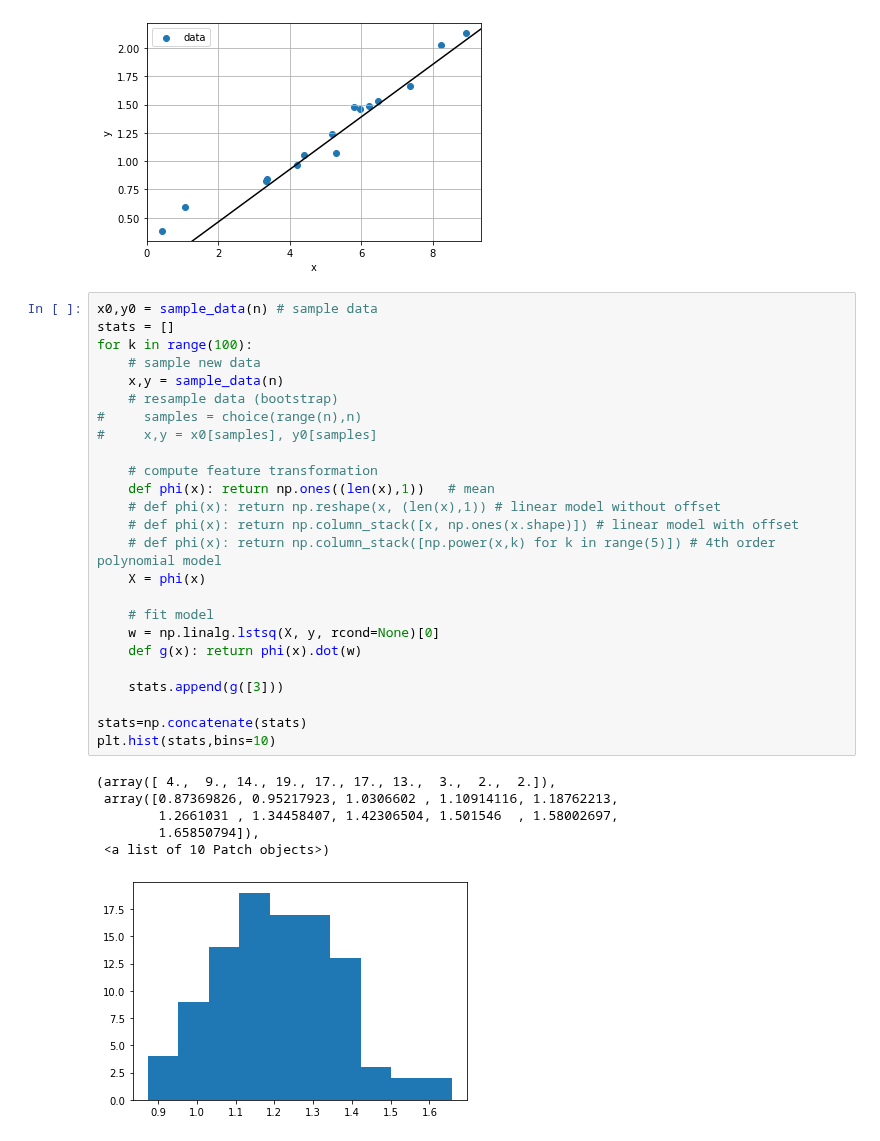
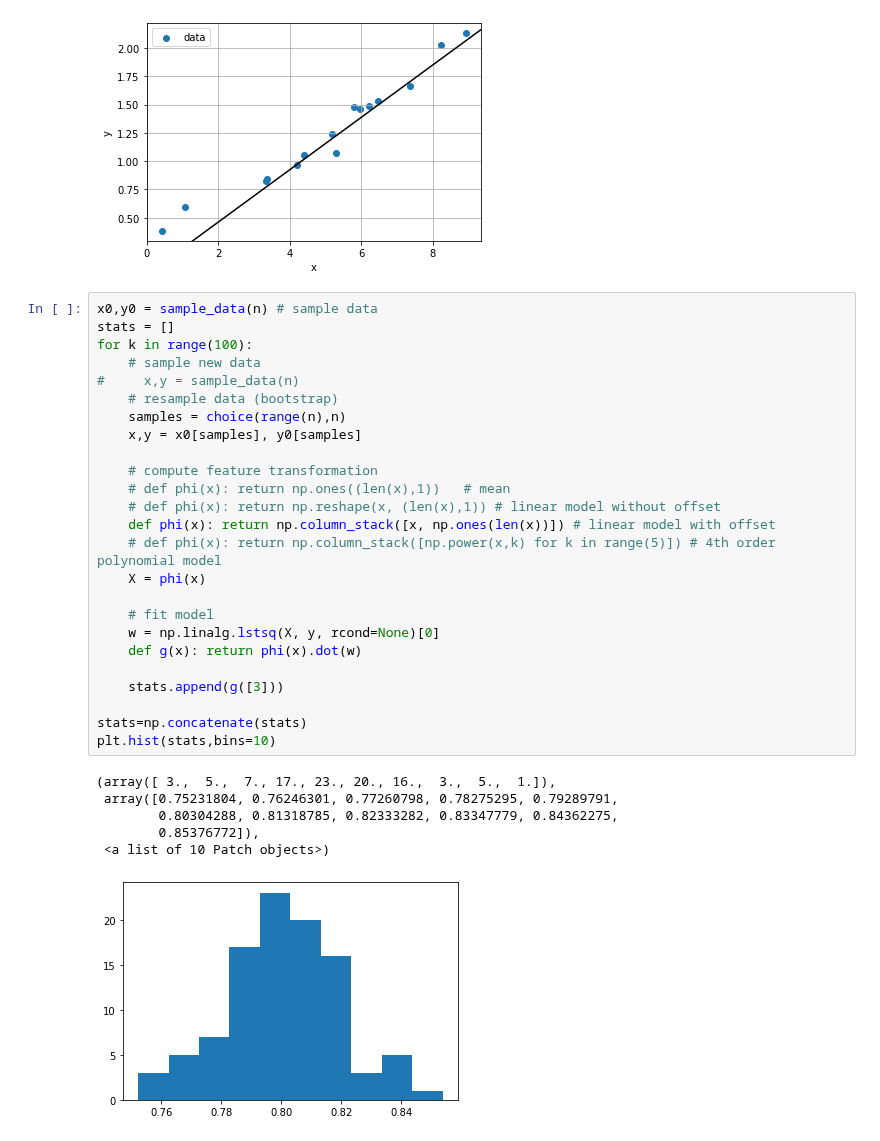
Before and after one commit to ORIE4741/demos, a Jupyter notebook: Bootstrap.ipynb, the cells around one changed output. Cells and saved outputs as stored; diff of their text form.

```diff
--- a/Bootstrap.ipynb
+++ b/Bootstrap.ipynb
@@ -179,32 +190,32 @@ plotfunc(g, xmin=0, xmax=10)
 # %%
 x0,y0 = sample_data(n) # sample data
 stats = []
 for k in range(100):
     # sample new data
-    x,y = sample_data(n)
+#     x,y = sample_data(n)
     # resample data (bootstrap)
-#     samples = choice(range(n),n)
-#     x,y = x0[samples], y0[samples]
+    samples = choice(range(n),n)
+    x,y = x0[samples], y0[samples]
 
     # compute feature transformation
-    def phi(x): return np.ones((len(x),1))   # mean
+    # def phi(x): return np.ones((len(x),1))   # mean
     # def phi(x): return np.reshape(x, (len(x),1)) # linear model without offset
-    # def phi(x): return np.column_stack([x, np.ones(x.shape)]) # linear model with offset
+    def phi(x): return np.column_stack([x, np.ones(len(x))]) # linear model with offset
     # def phi(x): return np.column_stack([np.power(x,k) for k in range(5)]) # 4th order polynomial model
     X = phi(x)
 
     # fit model
     w = np.linalg.lstsq(X, y, rcond=None)[0]
     def g(x): return phi(x).dot(w)
 
     stats.append(g([3]))
 
 stats=np.concatenate(stats)
 plt.hist(stats,bins=10)
 # %% [output]
-(array([ 4.,  9., 14., 19., 17., 17., 13.,  3.,  2.,  2.]),
- array([0.87369826, 0.95217923, 1.0306602 , 1.10914116, 1.18762213,
-        1.2661031 , 1.34458407, 1.42306504, 1.501546  , 1.58002697,
-        1.65850794]),
+(array([ 3.,  5.,  7., 17., 23., 20., 16.,  3.,  5.,  1.]),
+ array([0.75231804, 0.76246301, 0.77260798, 0.78275295, 0.79289791,
+        0.80304288, 0.81318785, 0.82333282, 0.83347779, 0.84362275,
+        0.85376772]),
  <a list of 10 Patch objects>)
-[figure, old version]
+[figure, new version]
```
Also changed, not shown: parts of 12 cells of this notebook, 3 other files.
